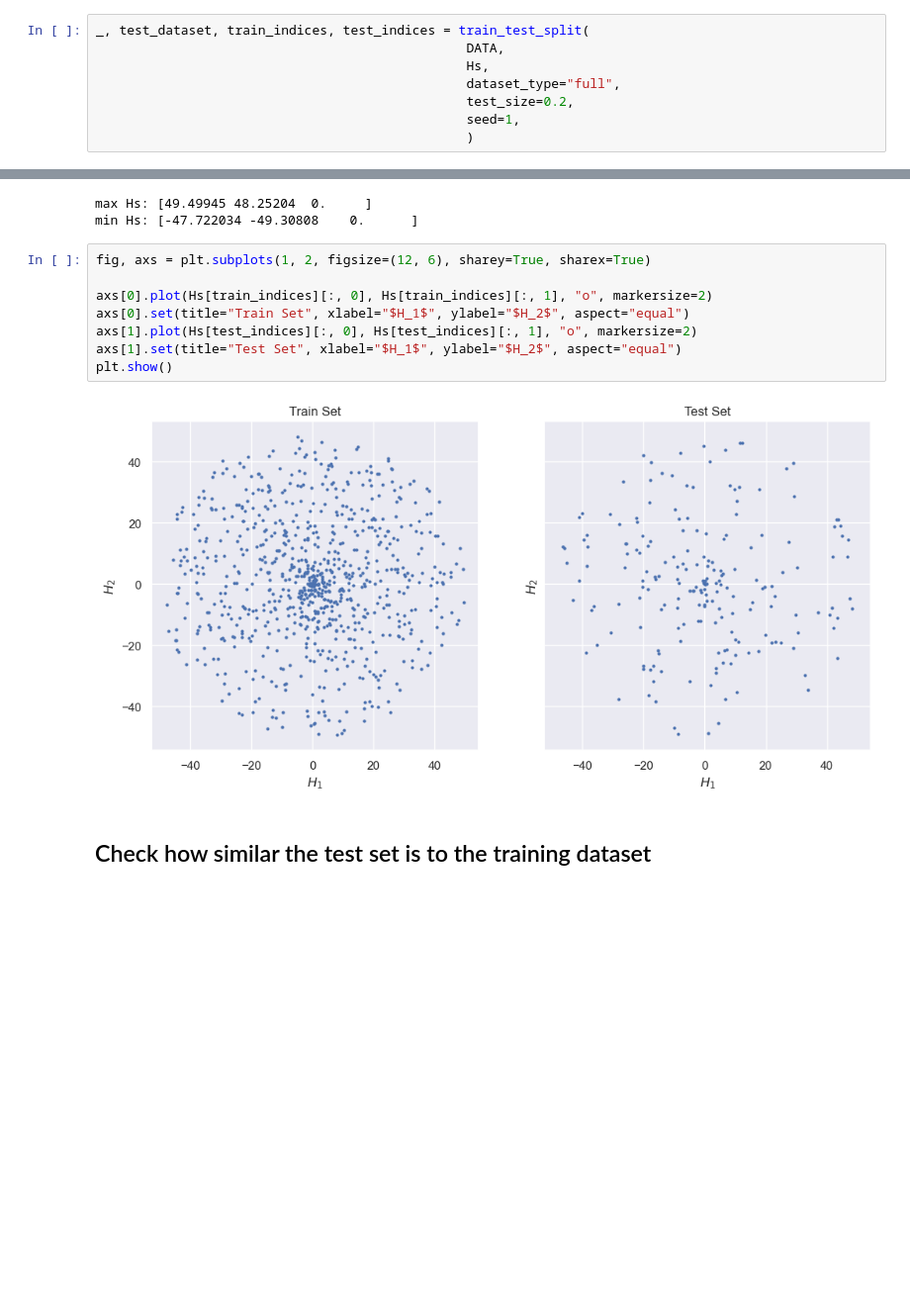
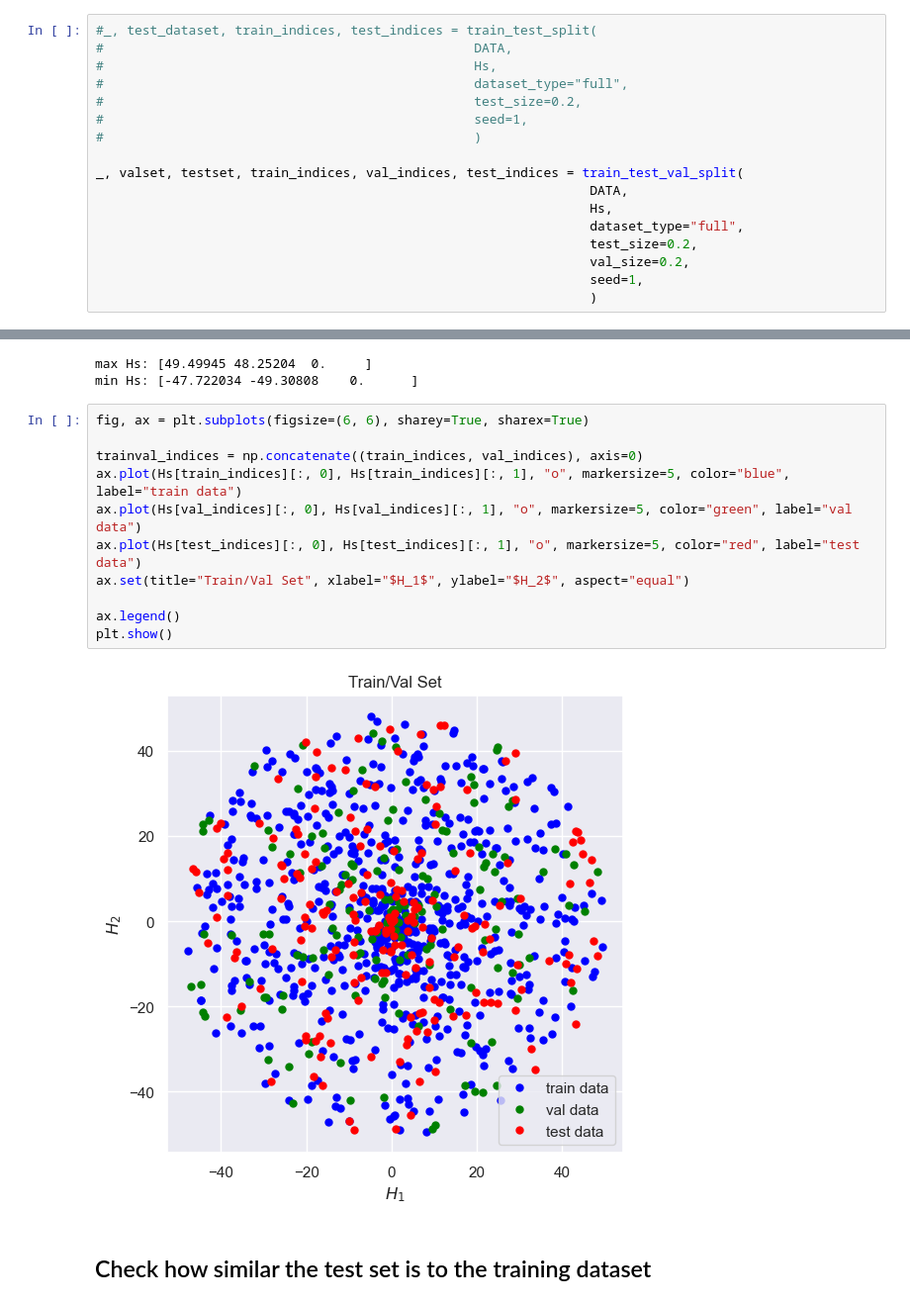
Before and after one commit to cmt-dtu-energy/koopman-magnetics, a Jupyter notebook: nbs/KoopmanAECNN_eval.ipynb, the cells around one changed output, grey strips where cells are left out. Shown at 99% size. Drawn from its saved outputs; the diff is of its cells as text; blank space fills up the shorter version.

```diff
--- a/nbs/KoopmanAECNN_eval.ipynb
+++ b/nbs/KoopmanAECNN_eval.ipynb
@@ -70,13 +70,22 @@ Data in the database:
 field: (1000, 3)
 sequence: (1000, 150, 40, 16, 3)
 # %%
-_, test_dataset, train_indices, test_indices = train_test_split(
-                                                DATA,
-                                                Hs,
-                                                dataset_type="full",
-                                                test_size=0.2,
-                                                seed=1,
-                                                )
+#_, test_dataset, train_indices, test_indices = train_test_split(
+#                                                DATA,
+#                                                Hs,
+#                                                dataset_type="full",
+#                                                test_size=0.2,
+#                                                seed=1,
+#                                                )
+
+_, valset, testset, train_indices, val_indices, test_indices = train_test_val_split(
+                                                                DATA,
+                                                                Hs,
+                                                                dataset_type="full",
+                                                                test_size=0.2,
+                                                                val_size=0.2,
+                                                                seed=1,
+                                                                )
 # %%
 batch_size = 12
 
@@ -88,15 +97,18 @@ print(f"min Hs: {np.min(Hs, axis=0)}")
 max Hs: [49.49945 48.25204  0.     ]
 min Hs: [-47.722034 -49.30808    0.      ]
 # %%
-fig, axs = plt.subplots(1, 2, figsize=(12, 6), sharey=True, sharex=True)
+fig, ax = plt.subplots(figsize=(6, 6), sharey=True, sharex=True)
 
-axs[0].plot(Hs[train_indices][:, 0], Hs[train_indices][:, 1], "o", markersize=2)
-axs[0].set(title="Train Set", xlabel="$H_1$", ylabel="$H_2$", aspect="equal")
-axs[1].plot(Hs[test_indices][:, 0], Hs[test_indices][:, 1], "o", markersize=2)
-axs[1].set(title="Test Set", xlabel="$H_1$", ylabel="$H_2$", aspect="equal")
+trainval_indices = np.concatenate((train_indices, val_indices), axis=0)
+ax.plot(Hs[train_indices][:, 0], Hs[train_indices][:, 1], "o", markersize=5, color="blue", label="train data")
+ax.plot(Hs[val_indices][:, 0], Hs[val_indices][:, 1], "o", markersize=5, color="green", label="val data")
+ax.plot(Hs[test_indices][:, 0], Hs[test_indices][:, 1], "o", markersize=5, color="red", label="test data")
+ax.set(title="Train/Val Set", xlabel="$H_1$", ylabel="$H_2$", aspect="equal")
+
+ax.legend()
 plt.show()
 # %% [output]
-[figure, old version]
+[figure, new version]
 # %% [markdown]
 ## Check how similar the test set is to the training dataset
 # %%
```
Also changed, not shown: parts of 14 cells of this notebook.
